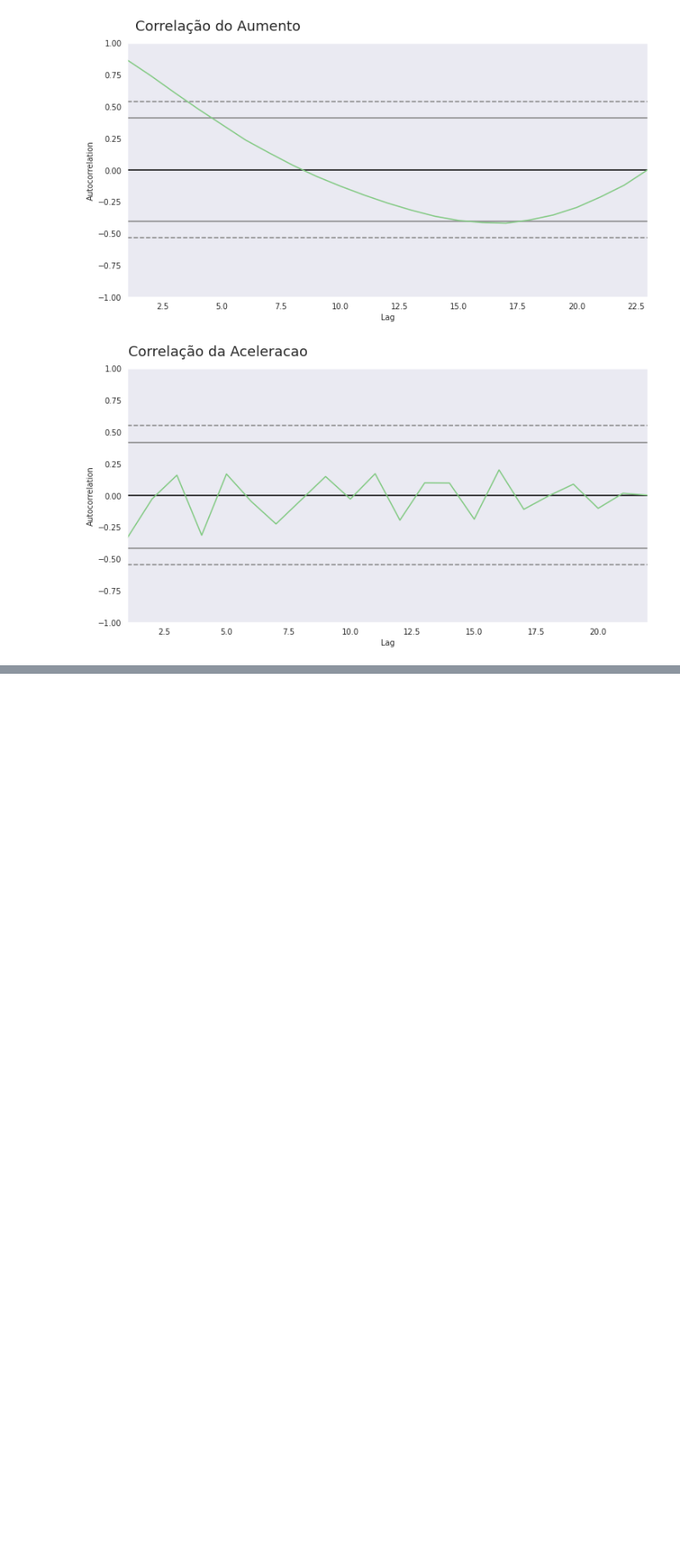
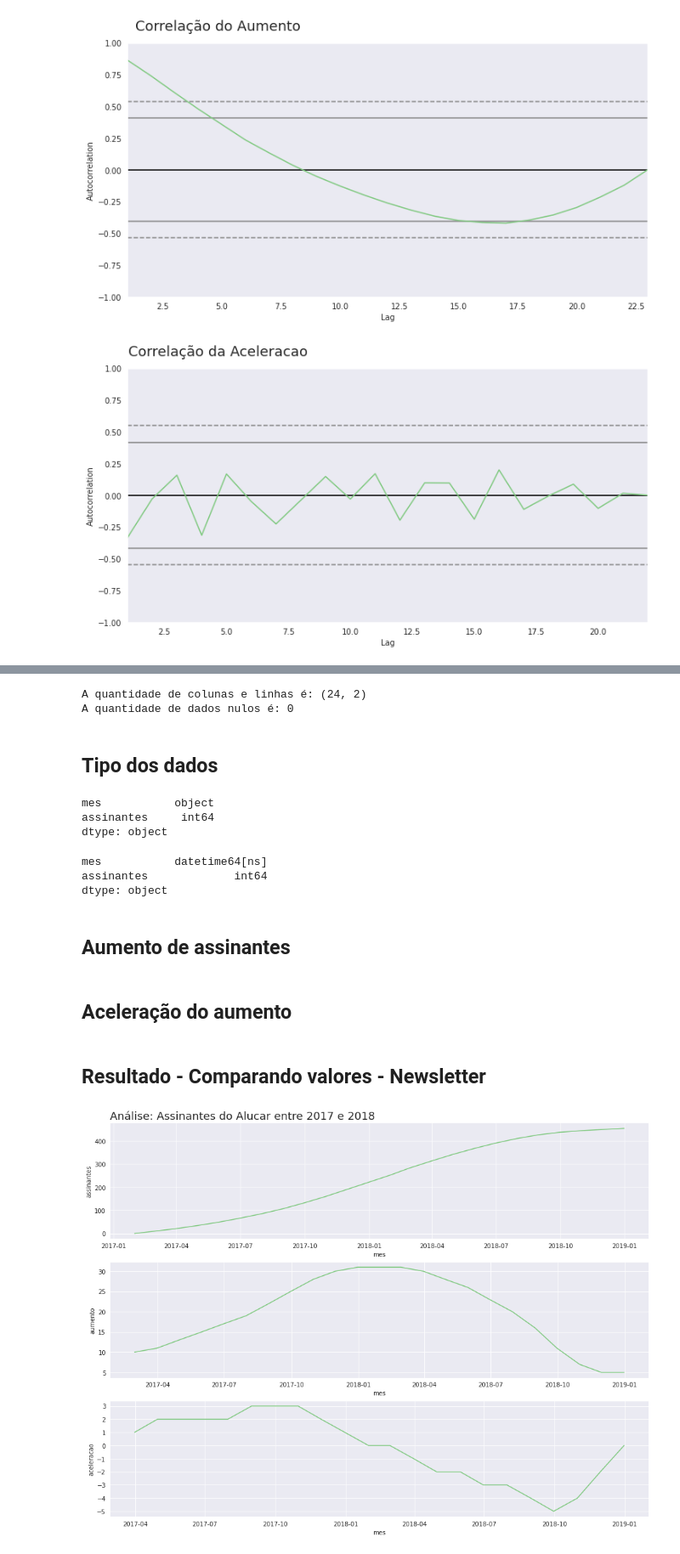
Before and after one commit to strawndri/time-series, a Jupyter notebook: time_series.ipynb, the cells around one changed output, grey strips where cells are left out. Shown at 85% size. Cells and saved outputs as stored; diff of their text form; code cells hidden in the pictures; blank space fills up the shorter version.

Commit message:
Analisando a entrada de novo assinantes na Alucar (entre 2017 e 2018)

```diff
--- a/time_series.ipynb
+++ b/time_series.ipynb
@@ -178,0 +185,4 @@ ax = ax
+# %%
+url = 'https://raw.githubusercontent.com/strawndri/time-series/main/Data/newsletter_alucar.csv'
+assinantes = pd.read_csv(url)
+assinantes.head()
@@ -178,0 +196,35 @@ ax = ax
+# %%
+print(f'A quantidade de colunas e linhas é: {assinantes.shape}')
+print(f'A quantidade de dados nulos é: {assinantes.isna().sum().sum()}')
+# %% [output]
+A quantidade de colunas e linhas é: (24, 2)
+A quantidade de dados nulos é: 0
+# %% [markdown]
+## Tipo dos dados
+# %%
+assinantes.dtypes
+# %% [output]
+mes           object
+assinantes     int64
+dtype: object
+# %%
+assinantes['mes'] = pd.to_datetime(assinantes['mes'])
+assinantes.dtypes
+# %% [output]
+mes           datetime64[ns]
+assinantes             int64
+dtype: object
+# %% [markdown]
+## Aumento de assinantes
+# %%
+assinantes['aumento'] = assinantes['assinantes'].diff()
+# %% [markdown]
+## Aceleração do aumento
+# %%
+assinantes['aceleracao'] = assinantes['aumento'].diff()
+# %% [markdown]
+## Resultado - Comparando valores - Newsletter
+# %%
+compararPlots('Análise: Assinantes do Alucar entre 2017 e 2018', 'mes', 'assinantes', 'aumento', 'aceleracao', assinantes)
+# %% [output]
+[figure, added]
```
Also changed, not shown: parts of 4 cells of this notebook.
